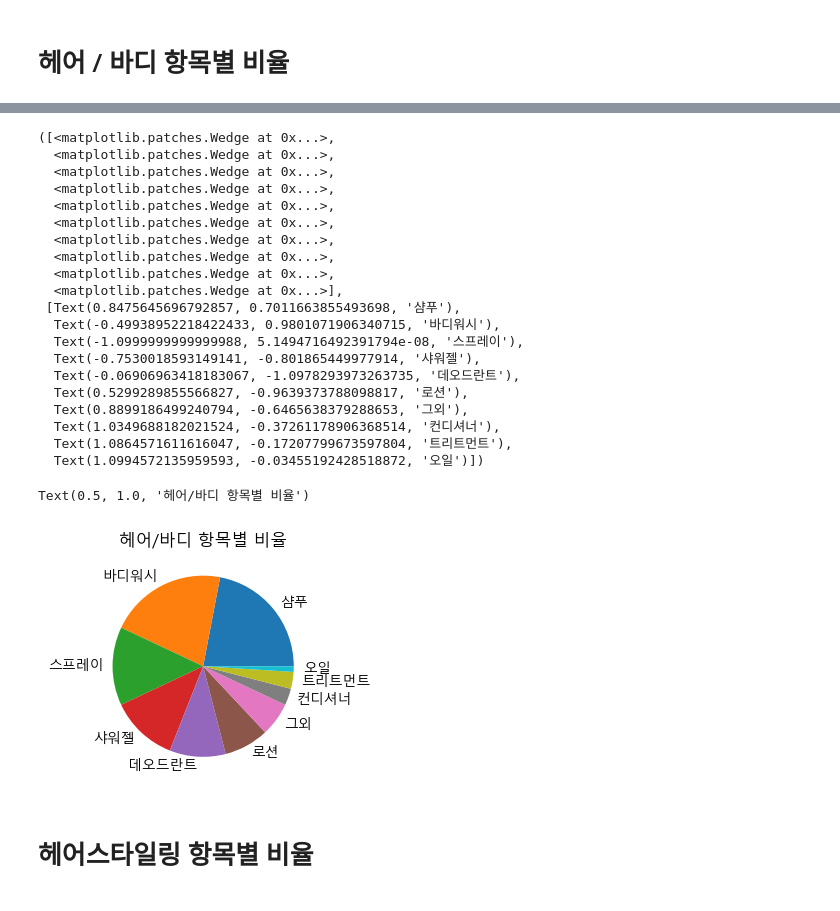
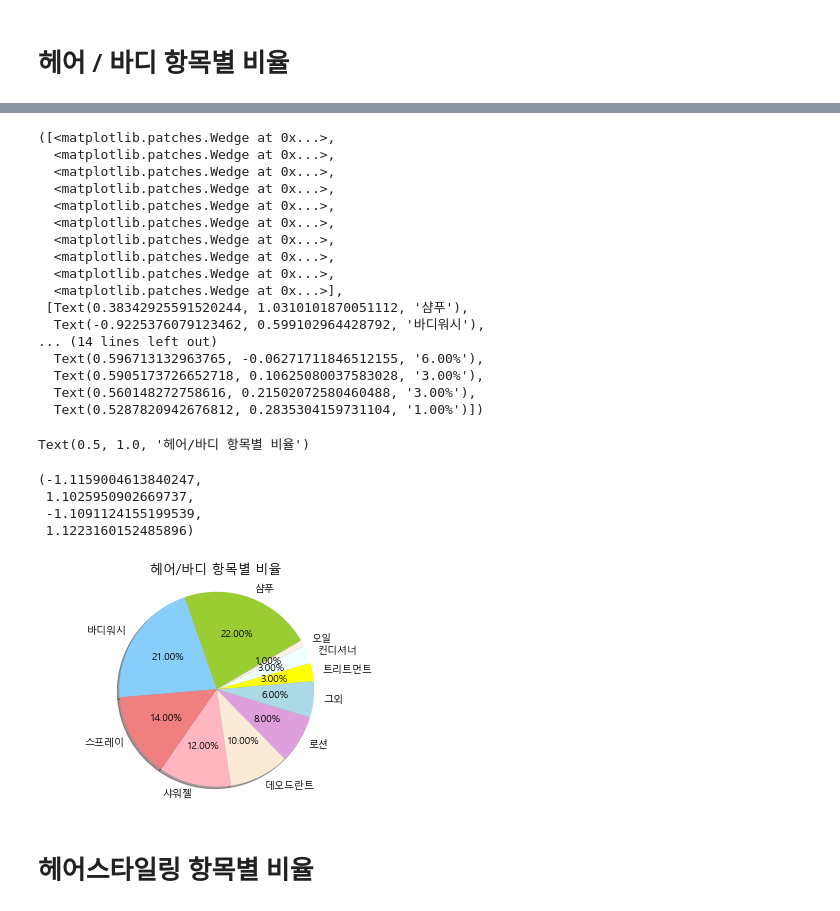
Before and after one commit to DataNetworkAnalysis/Cosmetic-Recommendation-for-Man, a Jupyter notebook: notebook/glowpick_product_category.ipynb, the cells around one changed output, grey strips where cells are left out. Cells and saved outputs as stored; diff of their text form; code cells hidden in the pictures.

```diff
--- a/notebook/glowpick_product_category.ipynb
+++ b/notebook/glowpick_product_category.ipynb
@@ -697,35 +678,40 @@ Index(['샴푸', '바디워시', '스프레이', '샤워젤', '데오드란트',
        '오일'],
       dtype='object')
-# %%
-fig=plt.figure(figsize=(5,3), dpi=100)
-ax1=fig.add_subplot(1,1,1)
-
-ax1.pie(glowpick_hair_body['hairbody_category'].value_counts(),labels = list(glowpick_hair_body['hairbody_category'].value_counts().index))
-ax1.set_title('헤어/바디 항목별 비율')
-fig.show()
-# %% [output]
-([<matplotlib.patches.Wedge at 0x...>,
-  <matplotlib.patches.Wedge at 0x...>,
-  <matplotlib.patches.Wedge at 0x...>,
-  <matplotlib.patches.Wedge at 0x...>,
-  <matplotlib.patches.Wedge at 0x...>,
-  <matplotlib.patches.Wedge at 0x...>,
-  <matplotlib.patches.Wedge at 0x...>,
-  <matplotlib.patches.Wedge at 0x...>,
-  <matplotlib.patches.Wedge at 0x...>,
-  <matplotlib.patches.Wedge at 0x...>],
- [Text(0.8475645696792857, 0.7011663855493698, '샴푸'),
-  Text(-0.49938952218422433, 0.9801071906340715, '바디워시'),
-  Text(-1.0999999999999988, 5.1494716492391794e-08, '스프레이'),
-  Text(-0.7530018593149141, -0.801865449977914, '샤워젤'),
-  Text(-0.06906963418183067, -1.0978293973263735, '데오드란트'),
-  Text(0.5299289855566827, -0.9639373788098817, '로션'),
-  Text(0.8899186499240794, -0.6465638379288653, '그외'),
-  Text(1.0349688182021524, -0.37261178906368514, '컨디셔너'),
-  Text(1.0864571611616047, -0.17207799673597804, '트리트먼트'),
-  Text(1.0994572135959593, -0.03455192428518872, '오일')])
-Text(0.5, 1.0, '헤어/바디 항목별 비율')
-[figure, removed]
+# %%
+group_colors = ['yellowgreen', 'lightskyblue', 'lightcoral','lightpink','antiquewhite','plum','lightblue','yellow','azure','linen']
+# %%
+plt.pie(glowpick_hair_body['hairbody_category'].value_counts(),
+        labels = list(glowpick_hair_body['hairbody_category'].value_counts().index),
+        colors=group_colors,
+        autopct='%1.2f%%',
+        shadow=True,
+        startangle=30)
+plt.title('헤어/바디 항목별 비율',fontsize=13)
+plt.axis('equal')
+# %% [output]
+([<matplotlib.patches.Wedge at 0x...>,
+  <matplotlib.patches.Wedge at 0x...>,
+  <matplotlib.patches.Wedge at 0x...>,
+  <matplotlib.patches.Wedge at 0x...>,
+  <matplotlib.patches.Wedge at 0x...>,
+  <matplotlib.patches.Wedge at 0x...>,
+  <matplotlib.patches.Wedge at 0x...>,
+  <matplotlib.patches.Wedge at 0x...>,
+  <matplotlib.patches.Wedge at 0x...>,
+  <matplotlib.patches.Wedge at 0x...>],
+ [Text(0.38342925591520244, 1.0310101870051112, '샴푸'),
+  Text(-0.9225376079123462, 0.599102964428792, '바디워시'),
+... (14 lines left out)
+  Text(0.596713132963765, -0.06271711846512155, '6.00%'),
+  Text(0.5905173726652718, 0.10625080037583028, '3.00%'),
+  Text(0.560148272758616, 0.21502072580460488, '3.00%'),
+  Text(0.5287820942676812, 0.2835304159731104, '1.00%')])
+Text(0.5, 1.0, '헤어/바디 항목별 비율')
+(-1.1159004613840247,
+ 1.1025950902669737,
+ -1.1091124155199539,
+ 1.1223160152485896)
+[figure, added]
 # %% [markdown]
 # 헤어스타일링 항목별 비율
 # %%
```
Also changed, not shown: parts of 11 cells of this notebook.
